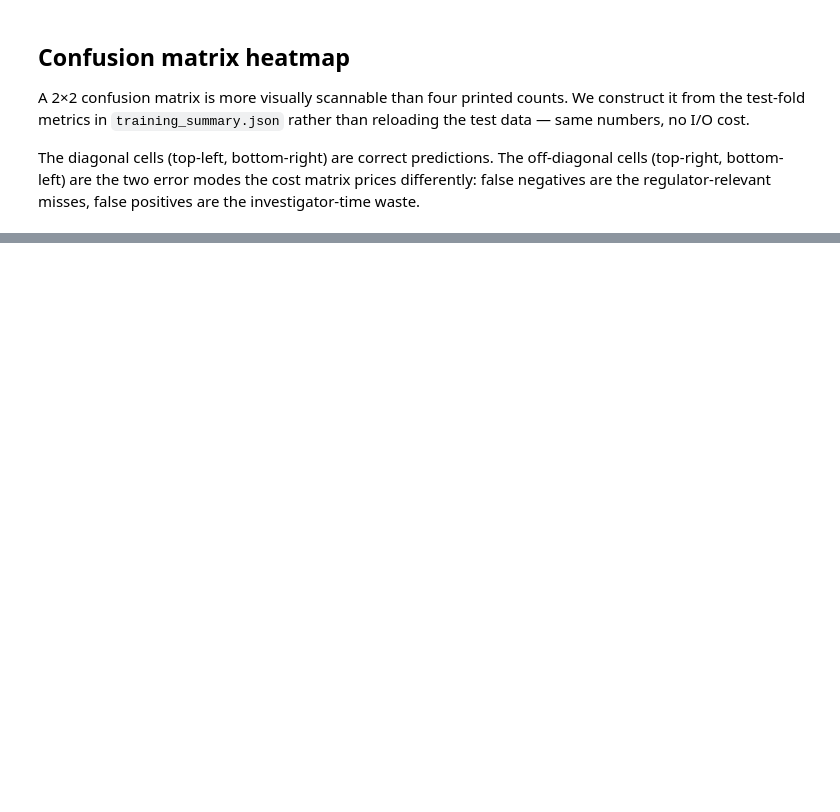
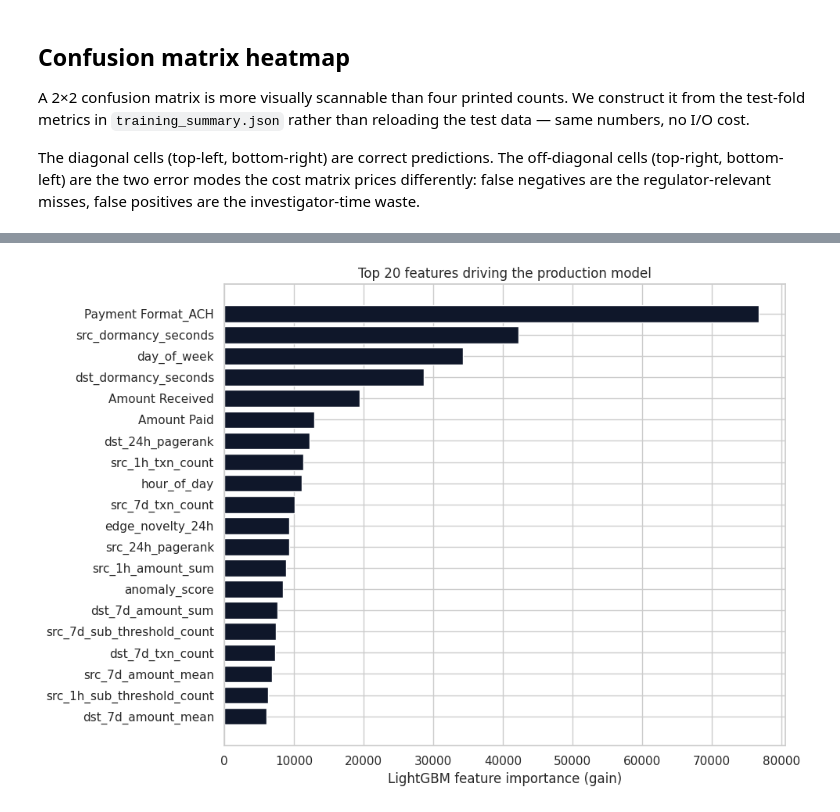
Before and after one commit to FelipeToroG/aml-transaction-monitoring, a Jupyter notebook: notebooks/03_modeling.ipynb, the cells around one changed output, grey strips where cells are left out. Drawn from its saved outputs; the diff is of its cells as text; code cells hidden in the pictures; blank space fills up the shorter version.

Commit message:
docs(notebooks): re-run 01-05 against v1 stacking model; update 02/03/05 prose for stacking and capacity framing

```diff
--- a/notebooks/03_modeling.ipynb
+++ b/notebooks/03_modeling.ipynb
@@ -473,0 +328,79 @@ Interpretation:
+# %%
+# ---------------------------------------------------------------------
+# Extract per-feature importance from the trained LightGBM classifier
+# and render the top-20 features as a horizontal bar chart.
+#
+# Implementation notes:
+#   - The supervised classifier is wrapped by CalibratedClassifierCV
+#     (isotonic, 3-fold) so the raw LightGBM lives at
+#     ``.calibrated_classifiers_[0].estimator``. We extract the base
+#     learner rather than the calibrated frontend because the calibrator
+#     does not expose importances; they belong to the base learner, not
+#     to the probability transform.
+#   - We read GAIN importance via ``booster_.feature_importance(
+#     importance_type='gain')`` rather than the sklearn
+#     ``feature_importances_`` attribute, which on LightGBM defaults to
+#     split count. Gain (total loss reduction attributed to a feature)
+#     is the decision-relevant measure and matches the view the v0
+#     XGBoost run reported. If the booster gain path is unavailable we
+#     fall back to split-based importance and relabel the axis so the
+#     chart never misrepresents what it shows.
+#   - Each CV fold trains its own base estimator; we average importance
+#     across the three folds for the canonical production-model view.
+#   - Feature names come from the fitted feature pipeline via
+#     ``.get_feature_names_out()`` (post-transform names such as
+#     ``Payment Format_ACH``, plus the trailing stacked anomaly-score
+#     column the AnomalyScoreAppender adds).
+# ---------------------------------------------------------------------
+from pathlib import Path
+import numpy as np
+import pandas as pd
+
+from src.models.ensemble import AMLEnsemble
+
+ensemble = AMLEnsemble.load(Path('models/ensemble.pkl'))
+
+calibrated = ensemble.supervised_classifier
+fold_estimators = [
+    getattr(cc, 'estimator', getattr(cc, 'base_estimator', None))
+    for cc in calibrated.calibrated_classifiers_
+]
+
+# Prefer gain (decision-relevant). Fall back to split-count only if the
+# booster is not reachable, and label the axis to match what is shown.
+use_gain = getattr(fold_estimators[0], 'booster_', None) is not None
+if use_gain:
+    importance_mean = np.vstack([
+        est.booster_.feature_importance(importance_type='gain')
+        for est in fold_estimators
+    ]).mean(axis=0)
+    axis_label = 'LightGBM feature importance (gain)'
+else:
+    importance_mean = np.vstack([
+        est.feature_importances_ for est in fold_estimators
+    ]).mean(axis=0)
+    axis_label = 'LightGBM feature importance (split count)'
+
+feature_names = ensemble.feature_pipeline.get_feature_names_out()
+
+importance_df = (
+    pd.DataFrame({'feature': feature_names, 'importance': importance_mean})
+    .sort_values('importance', ascending=False)
+    .head(20)
+    .reset_index(drop=True)
+)
+
+# Plot. Reverse the order so the top feature renders at the top of the
+# bar chart (matplotlib draws barh bottom-up).
+fig, ax = plt.subplots(figsize=(10, 7))
+ax.barh(importance_df['feature'][::-1], importance_df['importance'][::-1], color='#0f172a')
+ax.set_xlabel(axis_label)
+ax.set_title('Top 20 features driving the production model')
+plt.tight_layout()
+plt.show()
+
+# Surface the underlying numbers below the chart so a static reader on
+# GitHub can quote exact figures rather than estimate bar lengths.
+importance_df
+# %% [output]
+[figure, added]
```
Also changed, not shown: parts of 18 cells of this notebook, 4 other files.
